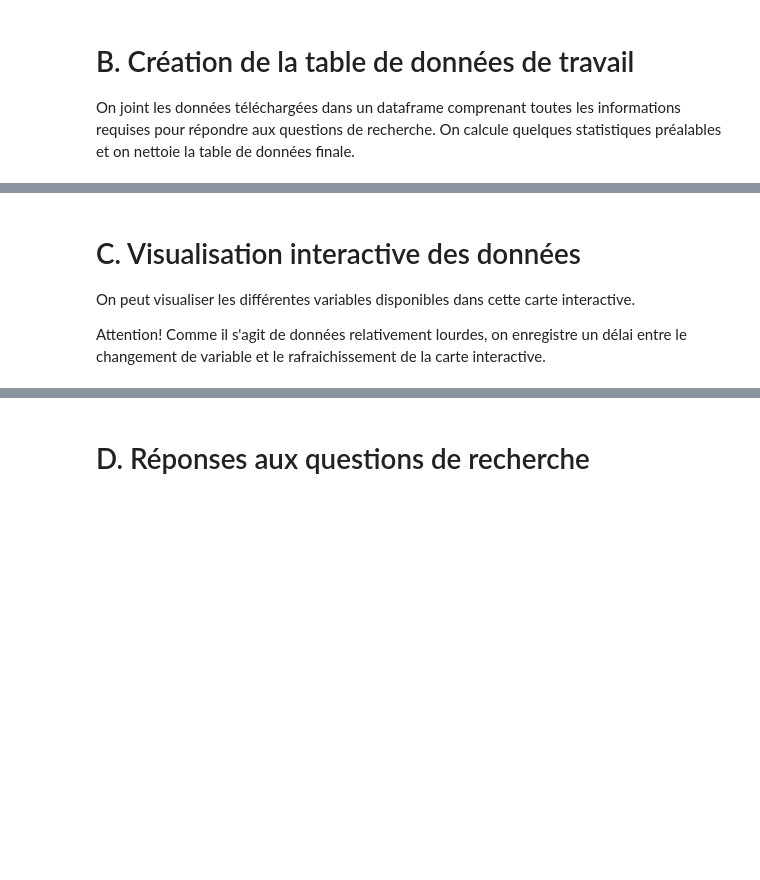
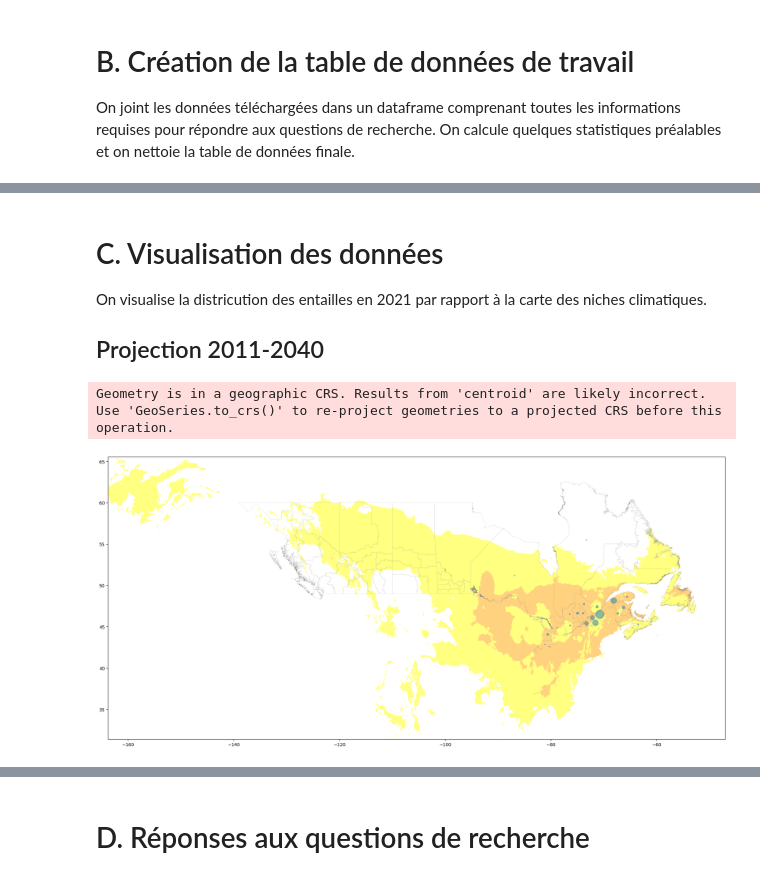
Before and after one commit to bouchardi/map_le, a Jupyter notebook: analysis.ipynb, the cells around one changed output, grey strips where cells are left out. Cells and saved outputs as stored; diff of their text form; code cells hidden in the pictures; blank space fills up the shorter version.

```diff
--- a/analysis.ipynb
+++ b/analysis.ipynb
@@ -34,10 +41,12 @@ TOP_N = 20
 
 Les données d'exploitations et d'entailles proviennent de Statistique Canada. On a télécharché les données pour [2011, 2016](https://www150.statcan.gc.ca/t1/tbl1/fr/cv!recreate.action?pid=3210042301&selectedNodeIds=&checkedLevels=0D1,0D2,0D3,0D4,0D5,1D1&refPeriods=20110101,20160101&dimensionLayouts=layout3,layout3,layout2&vectorDisplay=false) et [2021](https://www150.statcan.gc.ca/t1/tbl1/fr/cv.action?pid=3210036201), par région agricole de recensement (RAR).
 # %%
+level = "RAR"
+
 df_farms = pd.concat(
     [
-        pd.read_csv(DATA_PATH / "fermes" / "3210036201_donneesselectionnees.csv", delimiter=";"),
-        pd.read_csv(DATA_PATH / "fermes" / "3210042301_donneesselectionnees.csv", delimiter=";")
+        pd.read_csv(DATA_PATH / "fermes" / f"{level}_2021.csv", delimiter=";"),
+        pd.read_csv(DATA_PATH / "fermes" / f"{level}_2011_2016.csv", delimiter=";"),
     ]
 ).drop(
     [
@@ -83,4 +92,4 @@ df_farms = df_farms.replace(
 
 df_farms.columns = [f"{x}_{y}" for x, y in df_farms.columns.to_flat_index()]
 
-df_farms.head()
+df_farms
@@ -326,7 +349,6 @@ df = df.merge(
     on="PRUID"
 ).drop("PRUID", axis=1)
 
-df["rank_biomass"] = df["total_biomass"].rank(method="min", na_option="bottom", ascending=False)
 df["rank_entailles"] = df["2021_num_entailles"].rank(method="min", na_option="bottom", ascending=False)
 df["rank_exploitations"] = df["2021_num_exploitations"].rank(method="min", na_option="bottom", ascending=False)
 
@@ -336,4 +358,4 @@ df = df.rename({
     "all_2071-2100": "rest_2071-2100",
 }, axis=1)
 
-df.head()
+df
@@ -340,15 +380,35 @@ df.head()
 # %% [markdown]
-# C. Visualisation interactive des données
+# C. Visualisation des données
 
-On peut visualiser les différentes variables disponibles dans cette carte interactive.
+On visualise la districution des entailles en 2021 par rapport à la carte des niches climatiques.
 
-Attention! Comme il s'agit de données relativement lourdes, on enregistre un délai entre le changement de variable et le rafraichissement de la carte interactive.
+## Projection 2011-2040
-# %%
-def _plot(province, column_name):
-    return df[df["province"] == province].explore(column_name)
-
-interact(
-    _plot,
-    province= df["province"].unique(),
-    column_name=df.columns.tolist()[3:-2]
-)
+# %%
+def _plot(raster, markersize_factor=50000, extent=None):
+
+    fig, ax = plt.subplots()
+
+    ax = show(
+        raster,
+        extent=[
+            raster.bounds[0],
+            raster.bounds[2],
+            raster.bounds[1],
+            raster.bounds[3]
+        ],
+        alpha=0.5,
+        cmap=cmap,
+        norm=norm,
+        with_bounds=True,
+        ax=ax
+    )
+
+    df.boundary.plot(ax=ax, lw=0.1, color="grey")
+    df.centroid.plot(markersize=df['2021_num_entailles'] / markersize_factor, alpha=0.5, ax=ax)
+
+#     ax.set_axis_off()
+
+_plot(raster_2011_2040)
+# %% [output]
+Geometry is in a geographic CRS. Results from 'centroid' are likely incorrect. Use 'GeoSeries.to_crs()' to re-project geometries to a projected CRS before this operation.
+[figure, added]
```
Also changed, not shown: parts of 45 cells of this notebook, 4 other files.
